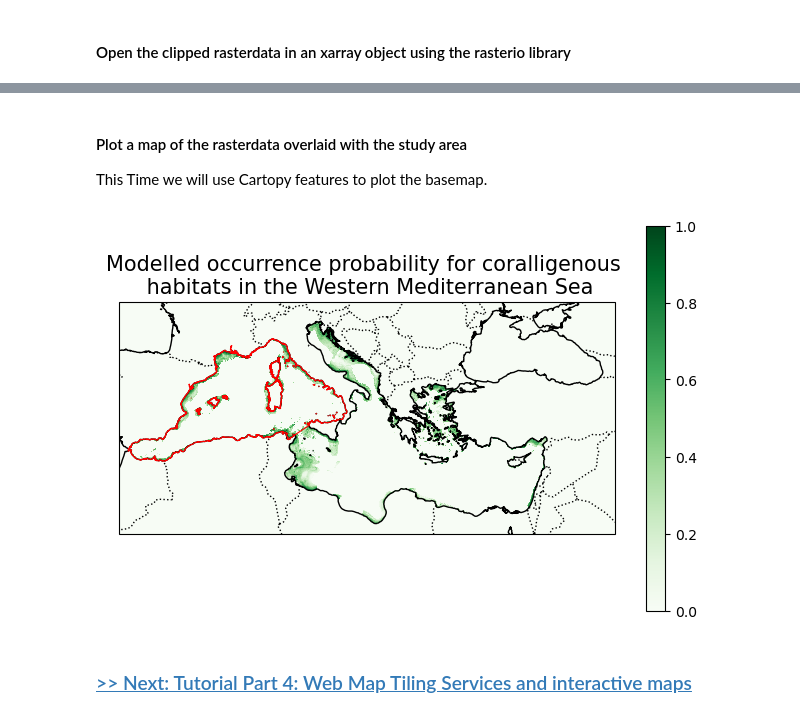
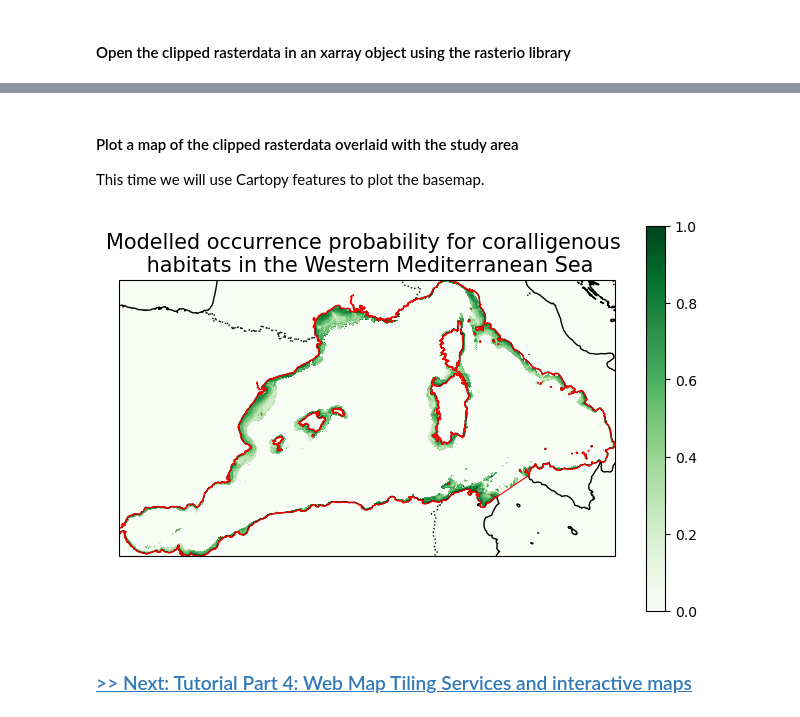
Before and after one commit to alecsandrei/OGC-Webservices-Python-Tutorial, a Jupyter notebook: Tutorial_Part_3_WFS_WCS.ipynb, the cells around one changed output, grey strips where cells are left out. Cells and saved outputs as stored; diff of their text form; code cells hidden in the pictures.

```diff
--- a/Tutorial_Part_3_WFS_WCS.ipynb
+++ b/Tutorial_Part_3_WFS_WCS.ipynb
@@ -649,33 +700,32 @@ Attributes:
     scale_factor:   1.0
     add_offset:     0.0
 # %% [markdown]
-#### Plot a map of the rasterdata overlaid with the study area
+#### Plot a map of the clipped rasterdata overlaid with the study area
 
-This Time we will use Cartopy features to plot the basemap.
+This time we will use Cartopy features to plot the basemap.
 # %%
+warnings.simplefilter("ignore", RuntimeWarning)
+
 fig = plt.figure(figsize=(8,10))# Increase the figure size
 ax = fig.add_subplot(111, projection=ccrs.PlateCarree())
 
 #add Basemap features from Cartopy
 ax.add_feature(cartopy.feature.OCEAN, )
 ax.add_feature(cartopy.feature.LAND)
 ax.add_feature(cartopy.feature.BORDERS, linestyle=':')
 ax.coastlines(resolution='10m')
 
 #plot the data
 cbar_kwargs = {'shrink':0.5, 'extend': 'neither'}
-rasterdata.plot(ax = ax, cmap = 'Greens', vmin = 0 , vmax = 1, cbar_kwargs = cbar_kwargs) # plot raster data
+rasterdata_clipped.plot(ax=ax, cmap = 'Greens', vmin = 0 , vmax = 1, cbar_kwargs = cbar_kwargs) # plot raster data
 Study_area.boundary.plot(ax=ax, color=None, edgecolor = 'red',linewidth=0.8 , label = 'Study Area')
 
 ax.set_title('Modelled occurrence probability for coralligenous \n habitats in the Western Mediterranean Sea', fontsize=15)
 
-
 # Close the raster file after plotting
 rasterdata_clipped.close()
-
-# Now you can safely delete the file if needed
 # %% [output]
-[figure, old version]
+[figure, new version]
 # %% [markdown]
 ### [>> Next: Tutorial Part 4: Web Map Tiling Services and interactive maps](Tutorial_Part_4_WMTS.ipynb)
 # %% [markdown]
```
Also changed, not shown: parts of 26 cells of this notebook, 9 other files.
